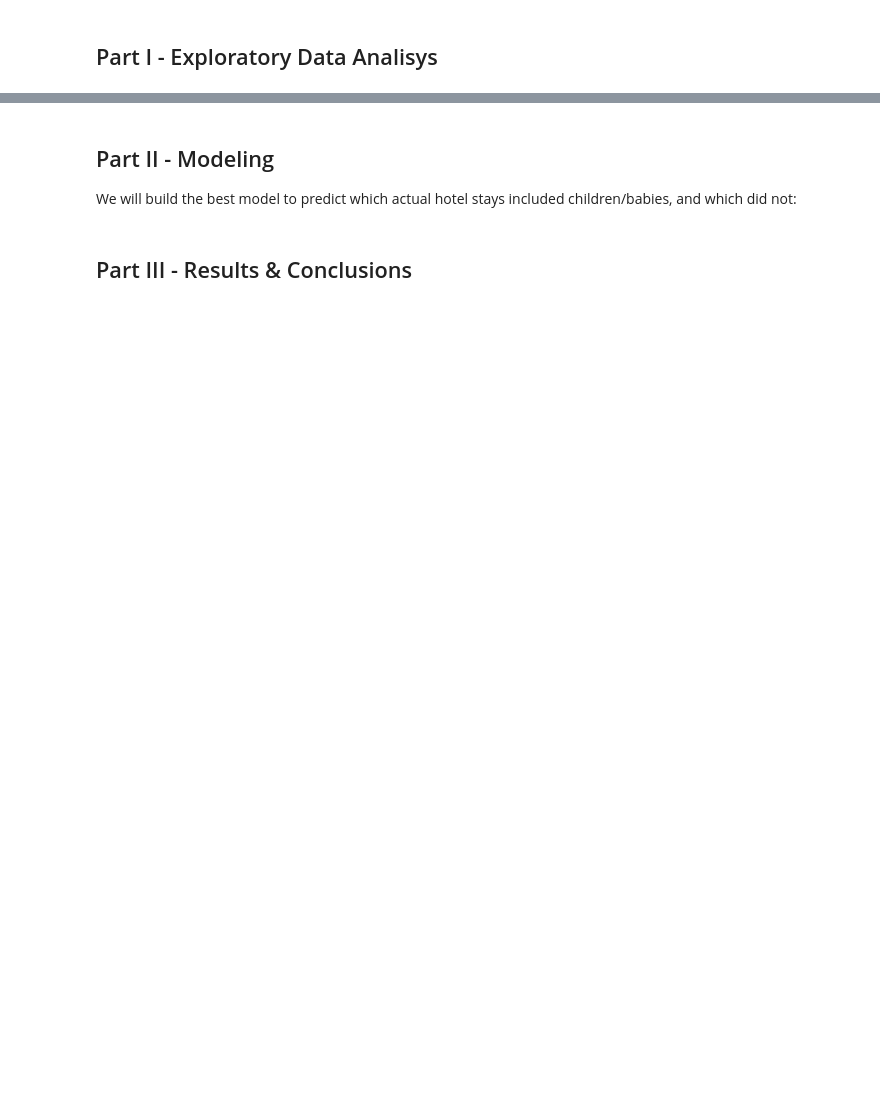
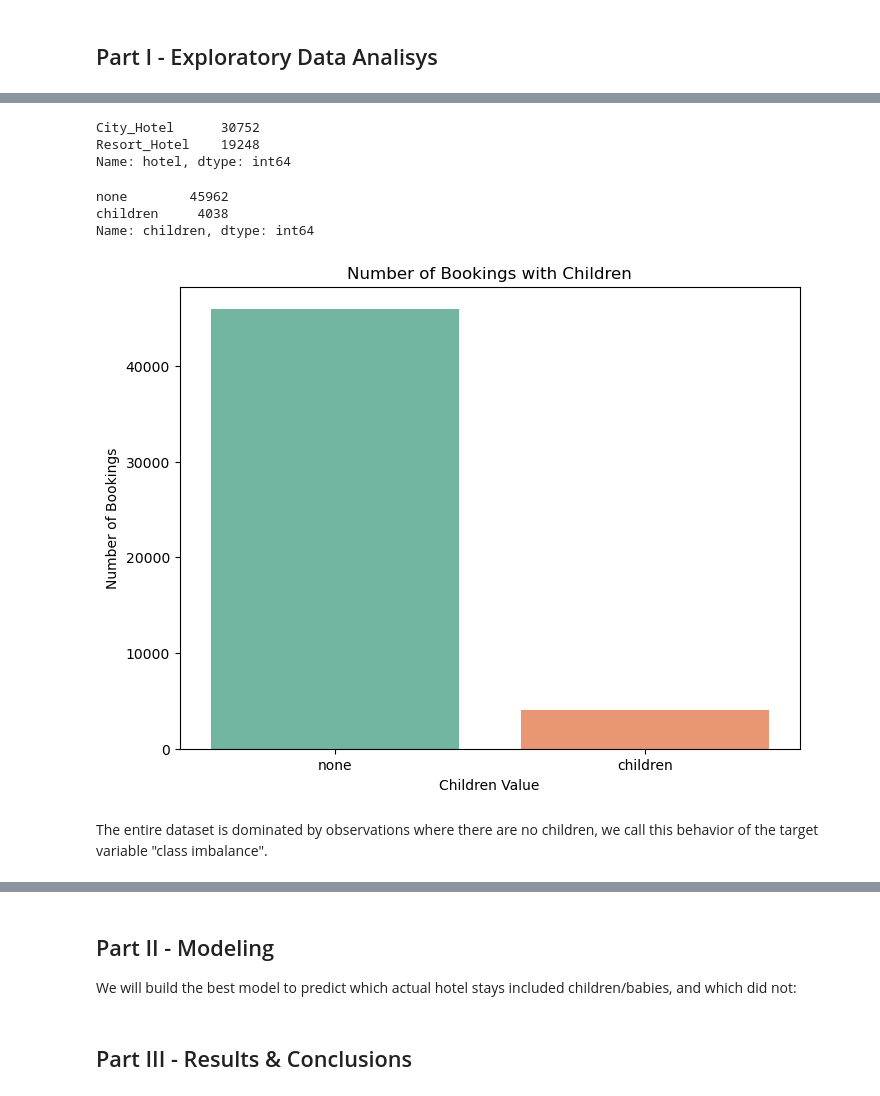
Before and after one commit to justinofimbert/fligoo-takehome, a Jupyter notebook: fligoo_take_home_data_scientist_semi_senior.ipynb, the cells around one changed output, grey strips where cells are left out. Cells and saved outputs as stored; diff of their text form; code cells hidden in the pictures; blank space fills up the shorter version.

```diff
--- a/fligoo_take_home_data_scientist_semi_senior.ipynb
+++ b/fligoo_take_home_data_scientist_semi_senior.ipynb
@@ -71,0 +115,26 @@ hotels = pd.read_csv('https://s3-us-west-2.amazonaws.com/fligoo.data-science/Tec
+# %%
+hotels.hotel.value_counts()
+# %% [output]
+City_Hotel      30752
+Resort_Hotel    19248
+Name: hotel, dtype: int64
+# %%
+# converting the arrival_date dtype from object to datetime:
+hotels["arrival_date"] = pd.to_datetime(hotels["arrival_date"])
+# %%
+hotels.children.value_counts()
+# %% [output]
+none        45962
+children     4038
+Name: children, dtype: int64
+# %%
+plt.figure(figsize=(8, 6))
+sns.countplot(data=hotels, x='children', hue='children', palette='Set2')
+plt.title('Number of Bookings with Children')
+plt.xlabel('Children Value')
+plt.ylabel('Number of Bookings')
+plt.show()
+# %% [output]
+[figure, added]
+# %% [markdown]
+The entire dataset is dominated by observations where there are no children, we call this behavior of the target variable "class imbalance".
```
Also changed, not shown: parts of 24 cells of this notebook.
